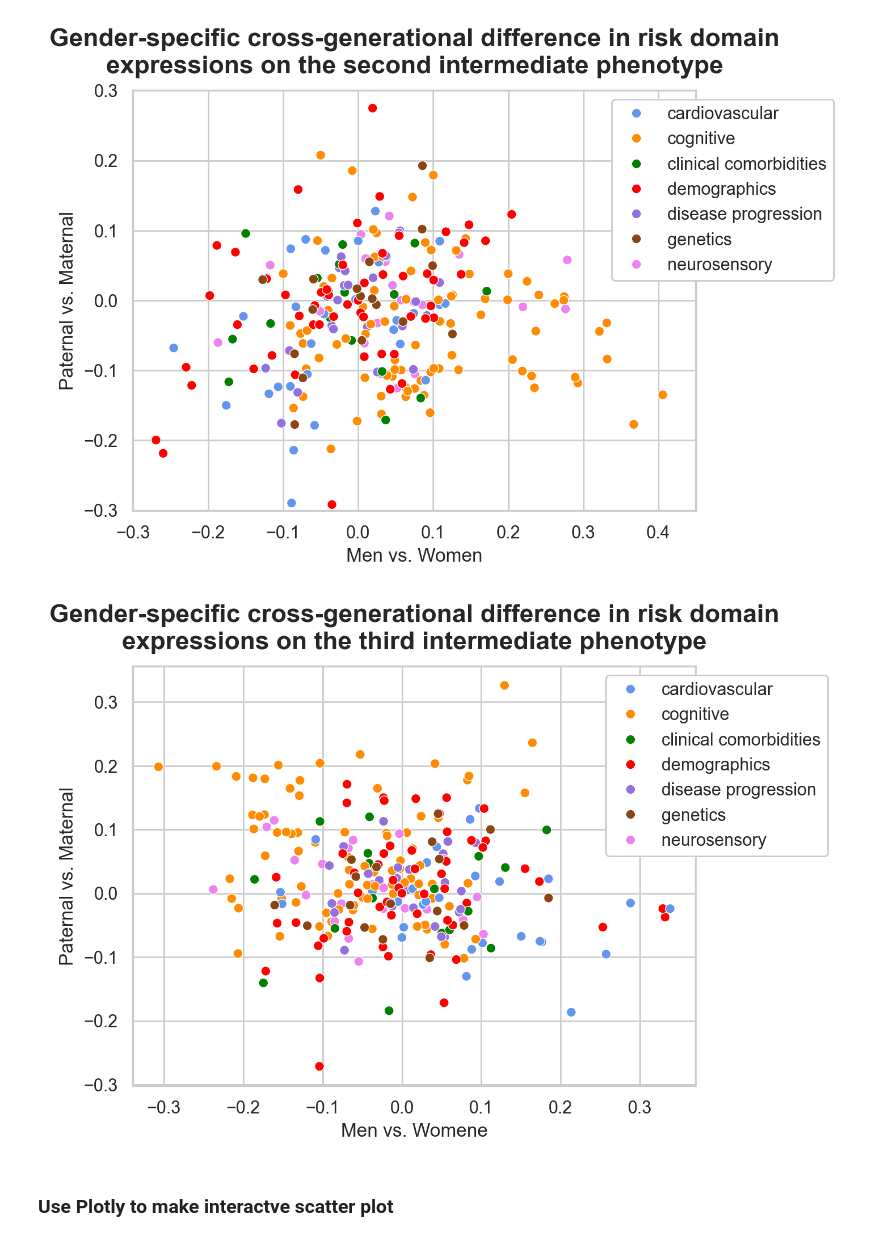
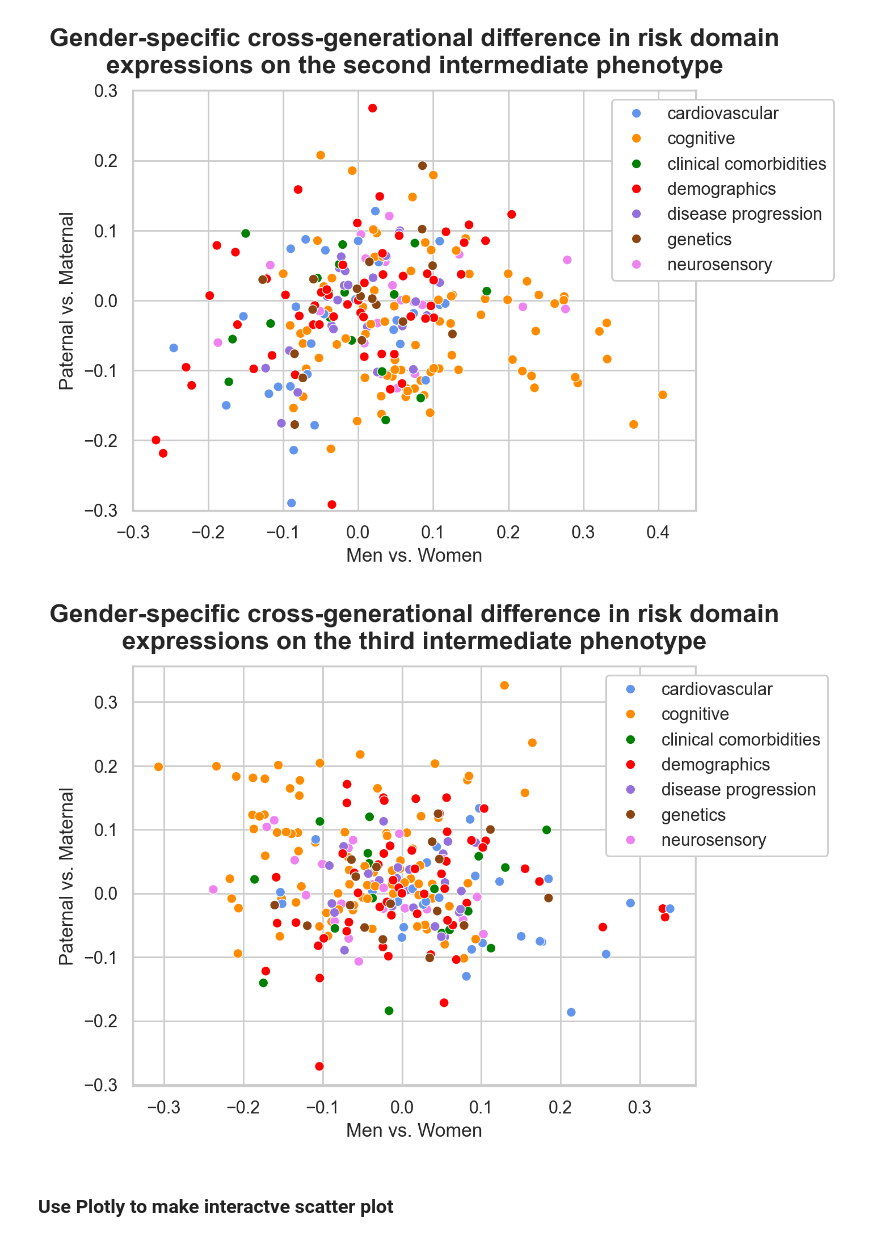
Before and after one commit to chloesavignac/PREVENTAD, a Jupyter notebook: 2025_Sex_Lineage_Analyses.ipynb, the cells around one changed output. Saved outputs shown, nothing was run; the diff lists cells and outputs as text; code cells hidden in the pictures.

Commit message:
fixed typo in figure label

```diff
--- a/2025_Sex_Lineage_Analyses.ipynb
+++ b/2025_Sex_Lineage_Analyses.ipynb
@@ -2069,35 +2069,35 @@ for c in range(2,3):
 
     # Define your custom colors and map them to the categories
     colors = ['cornflowerblue', 'darkorange', 'green', 'red', 'mediumpurple', 'saddlebrown', 'violet']
 
     # Ensure `cat_order` has the same length as your color list
     palette = dict(zip(cat_order, colors[:len(cat_order)]))
 
     # Set the style for a clean white background
     sns.set(style="whitegrid")
 
     plt.figure(dpi=200)
     g = sns.scatterplot(
         x='f_m',
         y="mat_pat",
         data=tmp,
         hue="new_cat",
         hue_order=cat_order,
         palette=palette  # Use your custom palette here
     )
 
     g.legend(loc='upper right', ncol=1, bbox_to_anchor=(1.25, 1), framealpha=1)
 
     plt.title(f'Gender-specific cross-generational difference in risk domain\nexpressions on the third intermediate phenotype', fontsize=16, fontweight='bold', y=1.02)
     plt.ylabel('Paternal vs. Maternal', fontsize=12)
-    plt.xlabel('Men vs. Womene', fontsize=12)
+    plt.xlabel('Men vs. Women', fontsize=12)
     # plt.ylim(-0.40, 0.35)
     # plt.xlim(-0.35, 0.35)
 
     plt.savefig(f'{date}/diffs_C{c+1}.png', dpi=200, bbox_inches='tight', facecolor='white')
     plt.show()
 # %% [output]
-[figure, old version]
+[figure, new version]
 # %% [markdown]
 ### Use Plotly to make interactve scatter plot
 # %%
```
Also changed, not shown: 1 other file.
